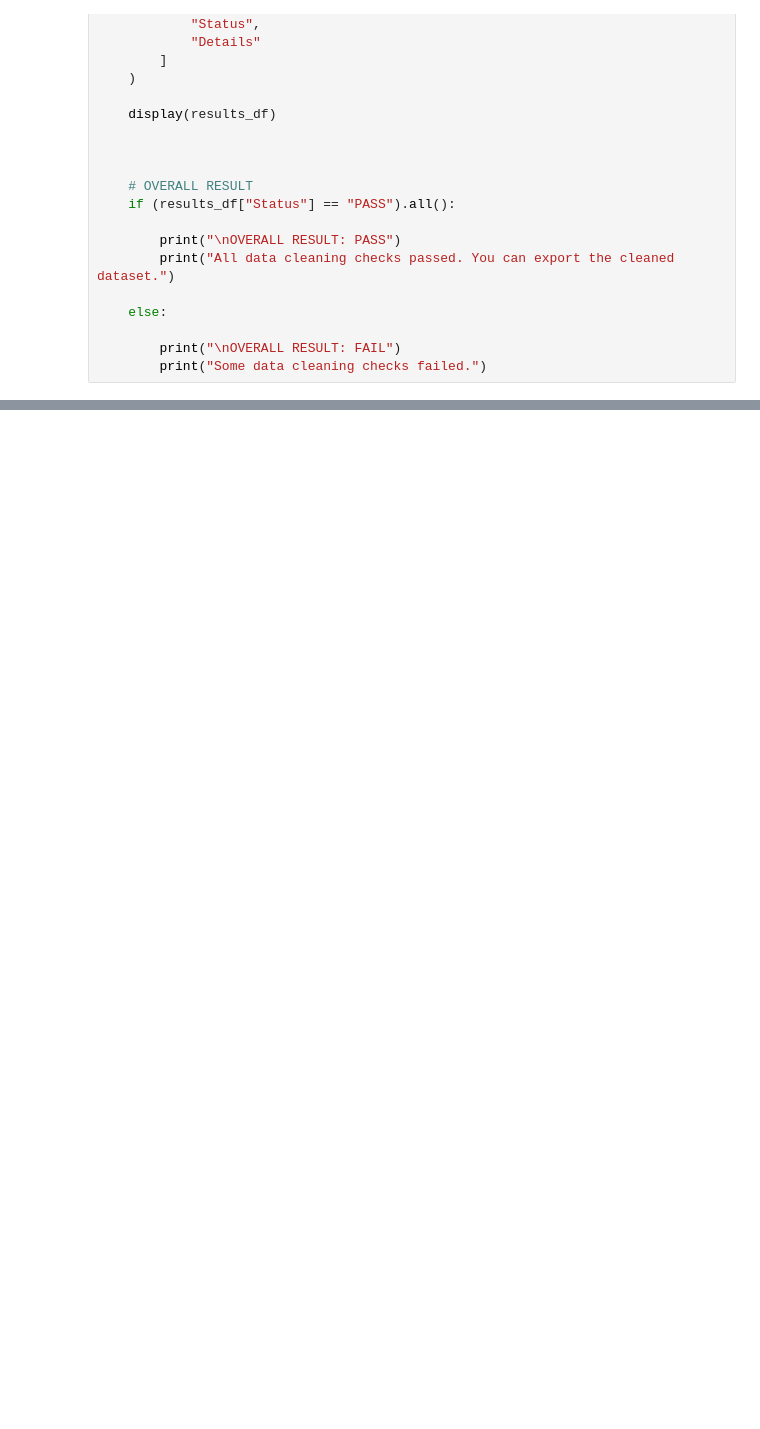
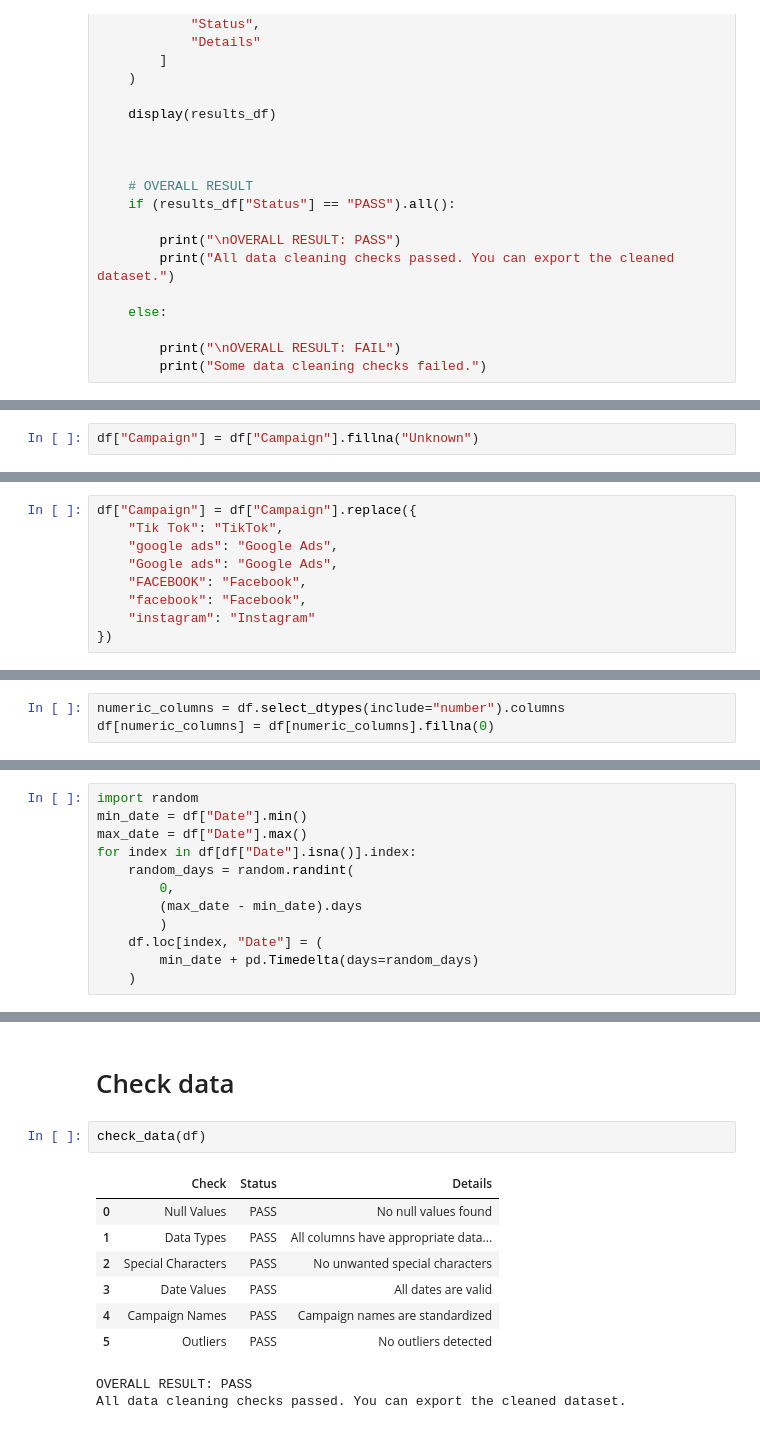
Before and after one commit to zander-flx/Jupyter_Proj, a Jupyter notebook: Week_4/data_preparation.ipynb, the cells around one changed output, grey strips where cells are left out. Cells and saved outputs as stored; diff of their text form; blank space fills up the shorter version.

```diff
--- a/Week_4/data_preparation.ipynb
+++ b/Week_4/data_preparation.ipynb
@@ -362,0 +493,2 @@ def check_data(df):
+# %%
+df["Campaign"] = df["Campaign"].fillna("Unknown")
@@ -362,0 +497,9 @@ def check_data(df):
+# %%
+df["Campaign"] = df["Campaign"].replace({
+    "Tik Tok": "TikTok",
+    "google ads": "Google Ads",
+    "Google ads": "Google Ads",
+    "FACEBOOK": "Facebook",
+    "facebook": "Facebook",
+    "instagram": "Instagram"
+})
@@ -362,0 +508,3 @@ def check_data(df):
+# %%
+numeric_columns = df.select_dtypes(include="number").columns
+df[numeric_columns] = df[numeric_columns].fillna(0)
@@ -362,0 +513,12 @@ def check_data(df):
+# %%
+import random
+min_date = df["Date"].min()
+max_date = df["Date"].max()
+for index in df[df["Date"].isna()].index:
+    random_days = random.randint(
+        0,
+        (max_date - min_date).days
+        )
+    df.loc[index, "Date"] = (
+        min_date + pd.Timedelta(days=random_days)
+    )
@@ -362,0 +603,14 @@ def check_data(df):
+# %% [markdown]
+# Check data
+# %%
+check_data(df)
+# %% [output]
+|  | Check | Status | Details |
+| 0 | Null Values | PASS | No null values found |
+| 1 | Data Types | PASS | All columns have appropriate data... |
+| 2 | Special Characters | PASS | No unwanted special characters |
+| 3 | Date Values | PASS | All dates are valid |
+| 4 | Campaign Names | PASS | Campaign names are standardized |
+| 5 | Outliers | PASS | No outliers detected |
+OVERALL RESULT: PASS
+All data cleaning checks passed. You can export the cleaned dataset.
```
Also changed, not shown: parts of 29 cells of this notebook, 1 other file.
